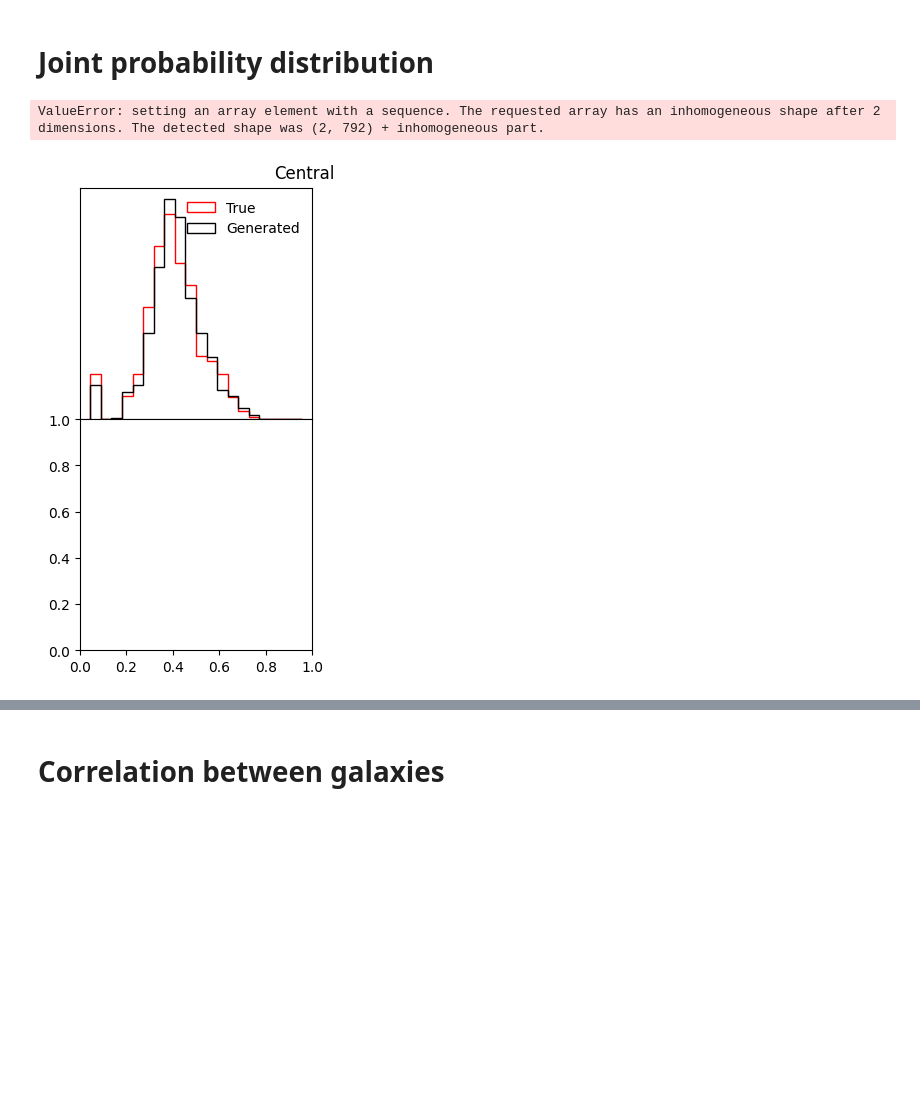
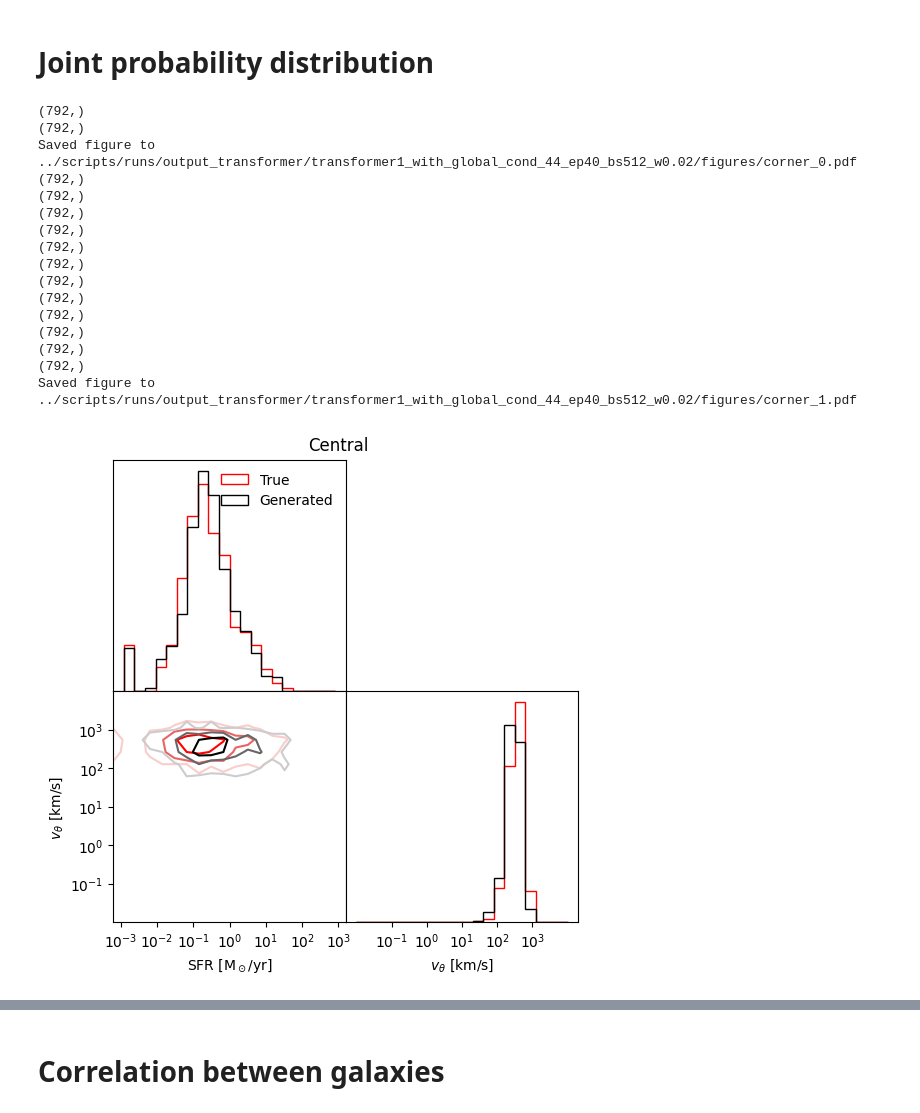
Before and after one commit to knmoriwaki/cosmoglint, a Jupyter notebook: notebooks/quick_check_halo_global_cond.ipynb, the cells around one changed output, grey strips where cells are left out. Saved outputs shown, nothing was run; the diff lists cells and outputs as text; code cells hidden in the pictures; blank space fills up the shorter version.

```diff
--- a/notebooks/quick_check_halo_global_cond.ipynb
+++ b/notebooks/quick_check_halo_global_cond.ipynb
@@ -22,7 +22,7 @@ from cosmoglint.model.transformer import transformer_model
 
 from matplotlib.colors import LogNorm
 
-gpu_id = 0
+gpu_id = 1
 device = torch.device("cuda:{:d}".format(gpu_id) if torch.cuda.is_available() else "cpu")
 
 def plot_running_mean(x, value, window_size, show_diff=False, ymin=None, **kwargs):
@@ -206,6 +206,7 @@ for i in tqdm(range(num_batch)):
 generated = torch.cat(generated, dim=0)
 
 if opt.use_flat_representation:
+    y_true = y_true.squeeze(-1).reshape(len(generated), -1, opt.num_features_in)
     generated = generated.squeeze(-1).reshape(len(generated), -1, opt.num_features_in)
 
 x_true = x_true[:,0].detach().cpu().numpy() # (batch, num_condition) -> (batch,)
@@ -694,37 +698,52 @@ for i in range(max_length_to_show):
                 hist_range = [[0,1],[0,1]]
                 extent = [0,1,0,1]
 
-                hist_t = np.histogram2d(x_true, y_true, bins=20, range=hist_range)
+                hist_t = np.histogram2d(x_true_iparam, y_true_iparam2, bins=20, range=hist_range)
                 if len(x_true) > 0 and np.sum(hist_t[0]) > 0:
                     grid_data, levels = compute_contour_levels(hist_t[0])
                     plt.contour(grid_data.T, extent=extent, colors=colors_red, levels=levels)
                     handle_list.append(plt.Line2D([0], [0], color=colors_red[-1], lw=2, label="True"))
 
                 hist_g = np.histogram2d(x_gen_iparam, y_gen_iparam2, bins=20, range=hist_range)
                 if len(x_gen_iparam) > 0 and np.sum(hist_g[0]) > 0:
                     grid_data, levels = compute_contour_levels(hist_g[0])
                     plt.contour(grid_data.T, extent=extent, colors=colors_black, levels=levels)
                     handle_list.append(plt.Line2D([0], [0], color=colors_black[-1], lw=2, label="Generated"))
 
             if iparam2 >= nrows - 1:
                 show_ticks(iparam, "x")
             else:
                 plt.xticks([])
 
             if iparam == 0:
                 show_ticks(iparam2, "y")
             else:
                 plt.yticks([])
 
             if count == 0:
                 plt.legend(handles=handle_list, loc="lower left", frameon=False)
             count += 1
         if show_scatter:
             break
 
 
     fout = f"{output_dir}/corner_{i}.pdf"
     my_savefig(fout, tight_layout=False)
 # %% [output]
-ValueError: setting an array element with a sequence. The requested array has an inhomogeneous shape after 2 dimensions. The detected shape was (2, 792) + inhomogeneous part.
+(792,)
+(792,)
+Saved figure to ../scripts/runs/output_transformer/transformer1_with_global_cond_44_ep40_bs512_w0.02/figures/corner_0.pdf
+(792,)
+(792,)
+(792,)
+(792,)
+(792,)
+(792,)
+(792,)
+(792,)
+(792,)
+(792,)
+(792,)
+(792,)
+Saved figure to ../scripts/runs/output_transformer/transformer1_with_global_cond_44_ep40_bs512_w0.02/figures/corner_1.pdf
-[figure, old version]
+[figure, new version]
```
Also changed, not shown: parts of 10 cells of this notebook, 3 other files.
